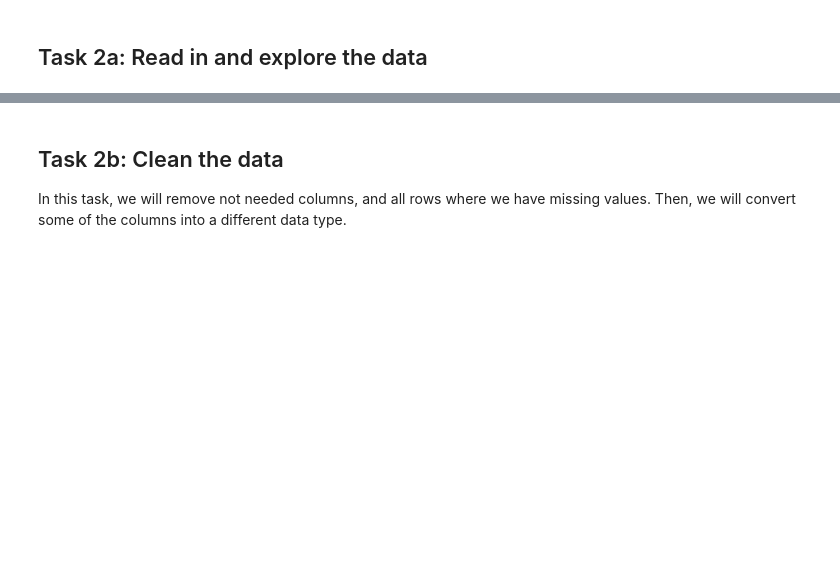
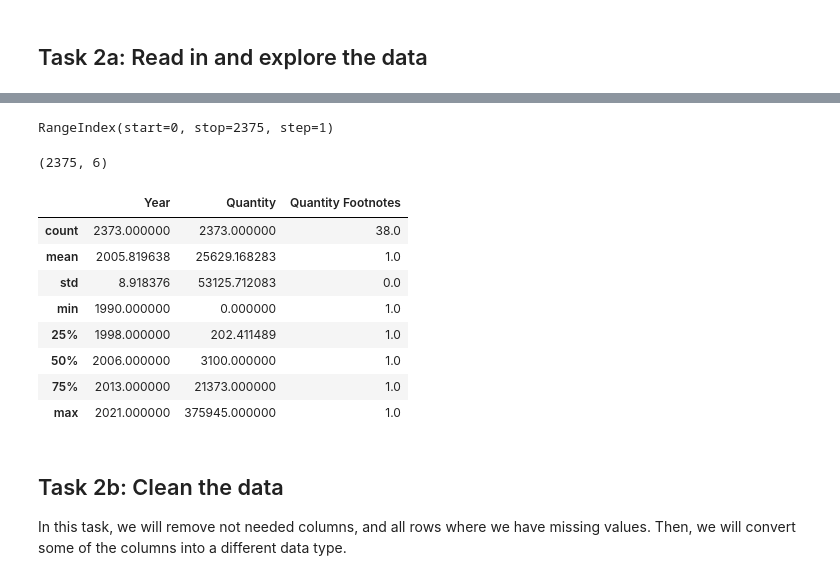
Before and after one commit to krzysztt0/learn-python-2025, a Jupyter notebook: unit07/exercise07/exercise07.ipynb, the cells around one changed output, grey strips where cells are left out. Saved outputs shown, nothing was run; the diff lists cells and outputs as text; code cells hidden in the pictures; blank space fills up the shorter version.

```diff
--- a/unit07/exercise07/exercise07.ipynb
+++ b/unit07/exercise07/exercise07.ipynb
@@ -58,9 +127,26 @@ Together with this notebook, you are provided the file `.data/oil.csv`, with dat
 # %%
 # display the row labels (the index)
+df.index
+# %% [output]
+RangeIndex(start=0, stop=2375, step=1)
 # %%
 # how many rows does the data set have?
+df.shape
+# %% [output]
+(2375, 6)
 # %%
 # display the summary statistics for this dataset
+df.describe()
+# %% [output]
+|  | Year | Quantity | Quantity Footnotes |
+| count | 2373.000000 | 2373.000000 | 38.0 |
+| mean | 2005.819638 | 25629.168283 | 1.0 |
+| std | 8.918376 | 53125.712083 | 0.0 |
+| min | 1990.000000 | 0.000000 | 1.0 |
+| 25% | 1998.000000 | 202.411489 | 1.0 |
+| 50% | 2006.000000 | 3100.000000 | 1.0 |
+| 75% | 2013.000000 | 21373.000000 | 1.0 |
+| max | 2021.000000 | 375945.000000 | 1.0 |
 # %% [markdown]
 ## Task 2b: Clean the data
 In this task, we will remove not needed columns, and all rows where we have missing values. Then, we will convert some of the columns into a different data type.
```
Also changed, not shown: parts of 10 cells of this notebook.
